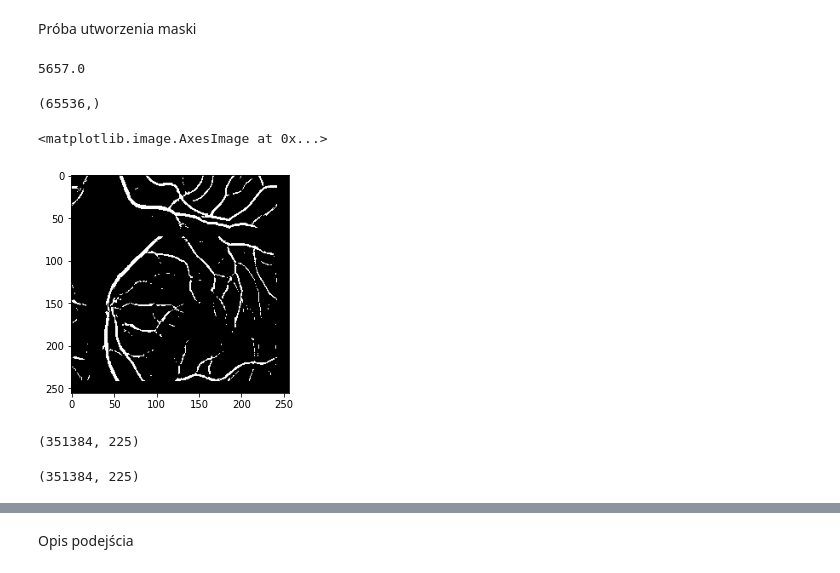
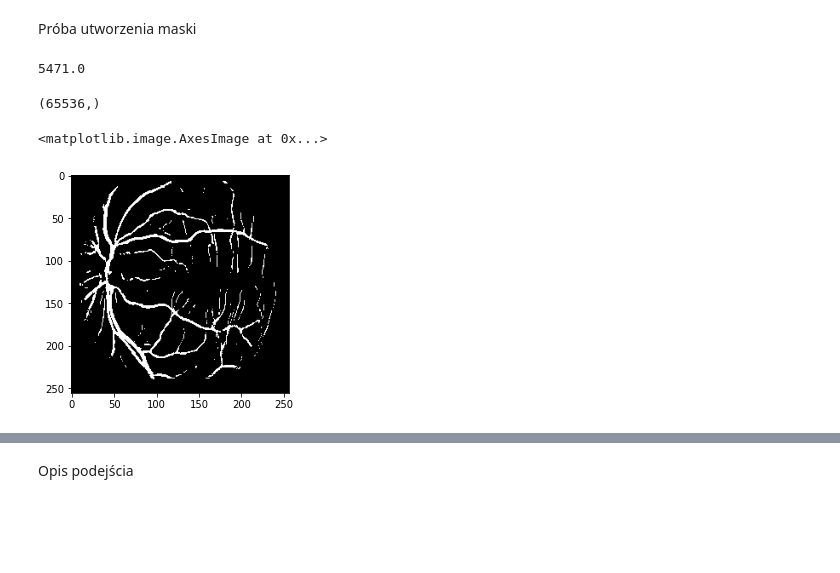
Before and after one commit to alxtrtw/retinal-segmentation, a Jupyter notebook: retinal_segmentation/retinal_segmentation.ipynb, the cells around one changed output, grey strips where cells are left out. Cells and saved outputs as stored; diff of their text form; code cells hidden in the pictures; blank space fills up the shorter version.

```diff
--- a/retinal_segmentation/retinal_segmentation.ipynb
+++ b/retinal_segmentation/retinal_segmentation.ipynb
@@ -130,7 +131,7 @@ plt.imshow(img)
 # %% [markdown]
 Próba utworzenia maski
 # %%
-i = 7
+i = 13
 input_img = np.asarray(load_image(get_image_paths(data_dir)[i]))
 input_slices = get_input_features(data_images[256*256*(i-1):256*256*i])
 target_img = np.asarray(load_image(get_image_paths(target_dir)[i]))
@@ -139,7 +140,7 @@ predicted_vector = classifier.predict(input_slices)
 # %%
 np.sum(predicted_vector)
 # %% [output]
-5657.0
+5471.0
 # %%
 predicted_vector.shape
 # %% [output]
@@ -147,13 +148,18 @@ predicted_vector.shape
 # %%
 m = 256
 predicted_image = np.zeros((m, m))
 
 i = 0
-for x in range(m - slice_size + 1):
-    for y in range(m - slice_size + 1):
+# for x in range(m - slice_size + 1):
+#     for y in range(m - slice_size + 1):
+#         predicted_image[x, y] = predicted_vector[i]
+#         i += 1
+
+for x in range(m):
+    for y in range(m):
         predicted_image[x, y] = predicted_vector[i]
         i += 1
 plt.imshow(predicted_image, cmap="gray")
 # %% [output]
 <matplotlib.image.AxesImage at 0x...>
-[figure, old version]
+[figure, new version]
@@ -177,11 +165,0 @@ plt.imshow(predicted_image, cmap="gray")
-# %%
-train_data_images[0].shape
-features = [ft_ext.get_features(image) for image in test_data_images]
-# features = np.stack(np.asarray(features), axis=0)
-print(np.array(features).shape)
-# %% [output]
-(351384, 225)
-# %%
-np.array(features).shape
-# %% [output]
-(351384, 225)
```
Also changed, not shown: parts of 18 cells of this notebook, 1 other file.
